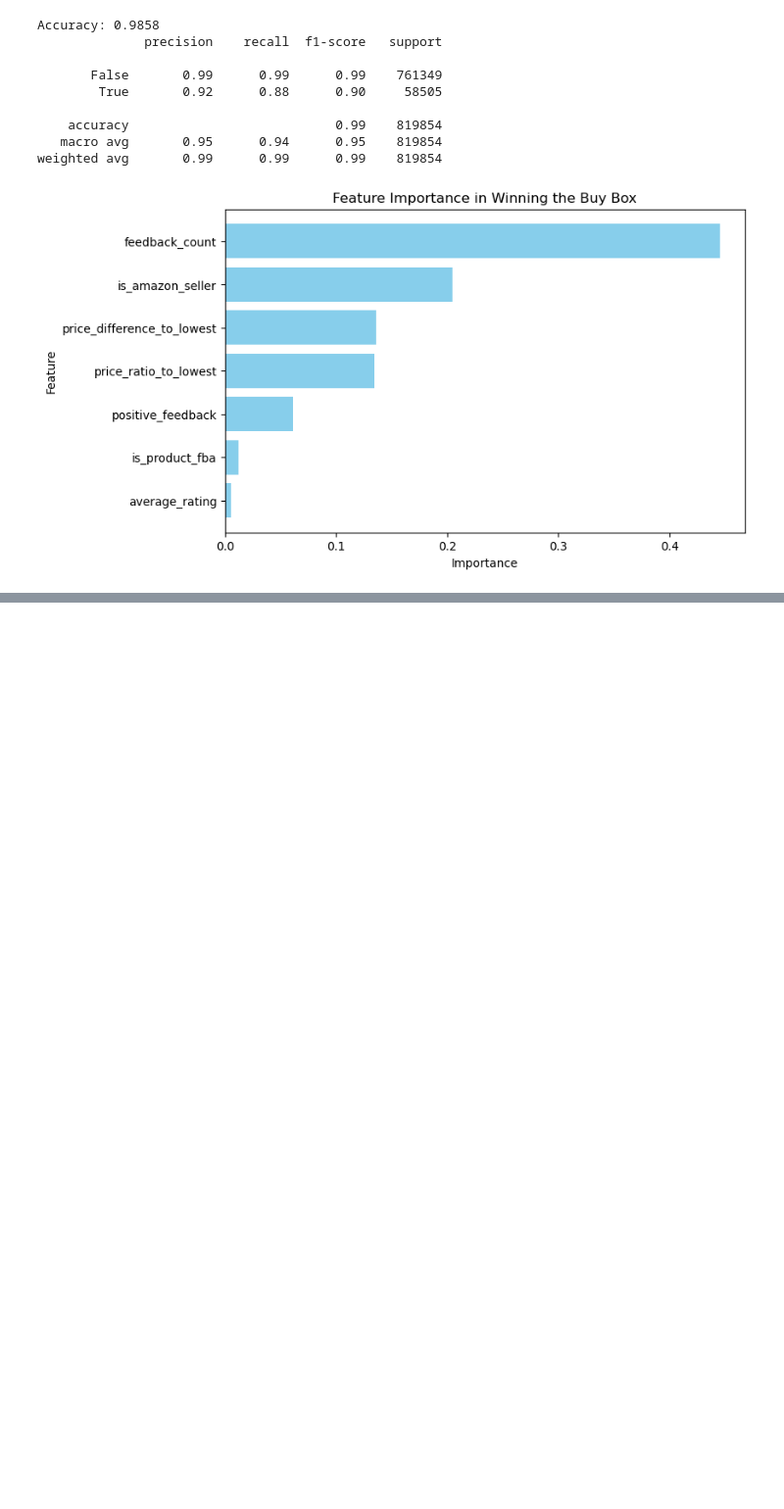
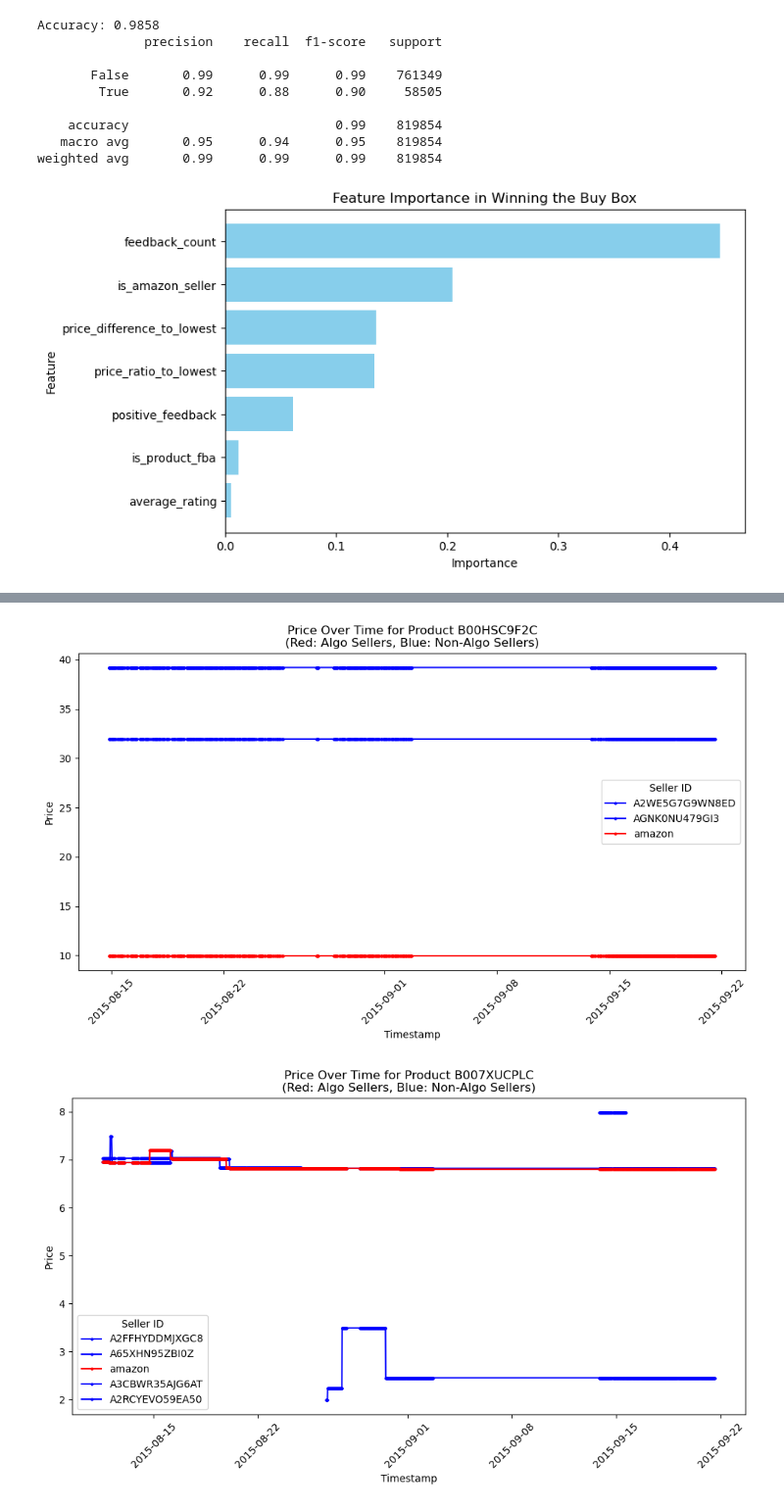
Before and after one commit to ABeltrann/algoPricingResearch, a Jupyter notebook: eda.ipynb, the cells around one changed output, grey strips where cells are left out. Shown at 98% size. Saved outputs shown, nothing was run; the diff lists cells and outputs as text; code cells hidden in the pictures; blank space fills up the shorter version.

```diff
--- a/eda.ipynb
+++ b/eda.ipynb
@@ -336,20 +343,43 @@ filtered_crawl_data
 # %%
+# 2) Define a function that picks a random product PID and plots all sellers' price time series
 def product_price(filtered_crawl_data=filtered_crawl_data):
+    """
+    Plots the price over time for a random product from 'df'.
+    'df' is expected to have the columns:
+        - 'pid', 'sid', 'timestamp', 'price', 'algo_seller'
+    """
+    # Randomly choose one product from the filtered set
     random_pid = np.random.choice(filtered_crawl_data["pid"].unique())
+
+    # Extract that product's data and convert timestamps
     product_data = filtered_crawl_data[filtered_crawl_data["pid"] == random_pid].copy()
     product_data["timestamp"] = pd.to_datetime(product_data["timestamp"])
+
+     # Gather all unique sellers for this product
     sellers = product_data["sid"].unique()
+
+     # Plot
     plt.figure(figsize=(10, 6))
     for sid in sellers:
         seller_data = product_data[product_data["sid"] == sid].sort_values("timestamp")
+
+        # If 'algo_seller' is True for this seller, color it differently
         seller_color = "red" if seller_data["algo_seller"].iloc[0] else "blue"
         plt.plot(seller_data["timestamp"], seller_data["price"],
                 label=sid, color=seller_color, marker="o", markersize=2, linestyle="-")
 
     plt.xlabel("Timestamp")
     plt.ylabel("Price")
     plt.title(f"Price Over Time for Product {random_pid}\n(Red: Algo Sellers, Blue: Non-Algo Sellers)")
     plt.xticks(rotation=45)
     plt.legend(title="Seller ID")
     plt.tight_layout()
     plt.show()
+# 3) Call the function multiple times to see different products
+product_price()
+product_price()
+product_price()
+product_price()
+# %% [output]
+[figure, added]
+[figure, added]
```
Also changed, not shown: parts of 45 cells of this notebook.
